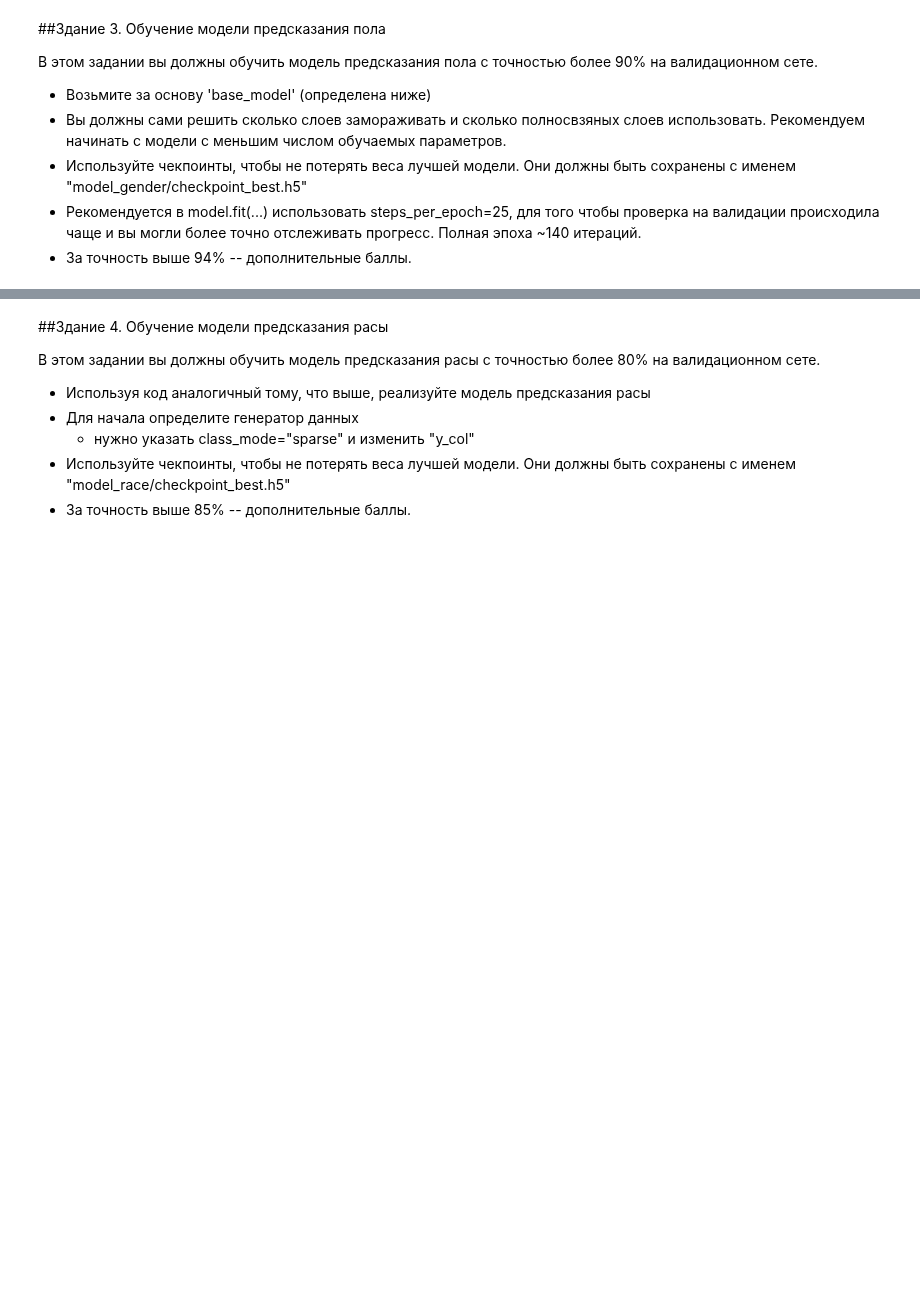
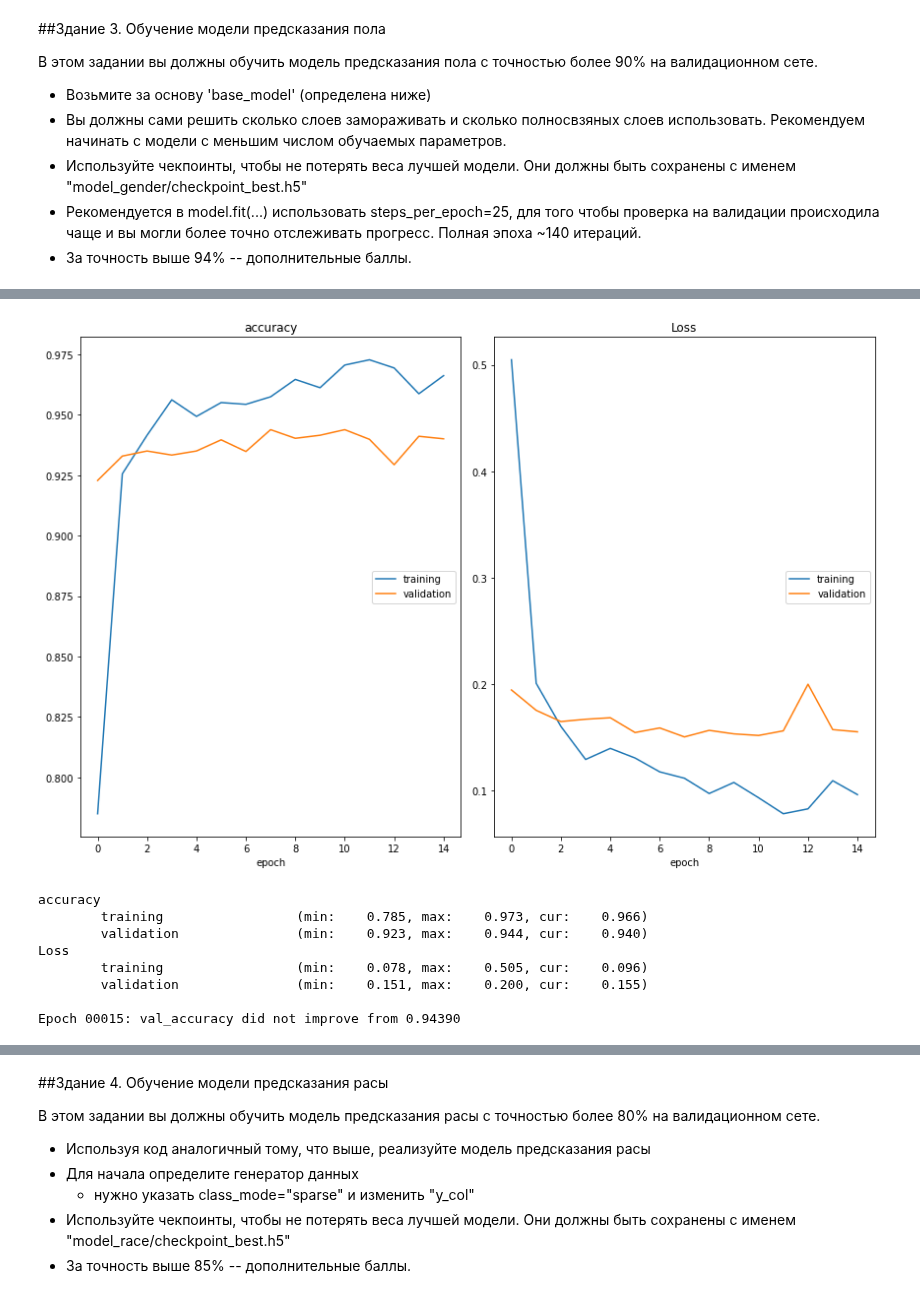
Before and after one commit to larinsi/DS0P, a Jupyter notebook: Machine_learning_Middle_level_Neural_networks/05_Convolutional_neural_networks_Pt2/Homework/homework_2_.ipynb, the cells around one changed output, grey strips where cells are left out. Cells and saved outputs as stored; diff of their text form; code cells hidden in the pictures; blank space fills up the shorter version.

```diff
--- a/Machine_learning_Middle_level_Neural_networks/05_Convolutional_neural_networks_Pt2/Homework/homework_2_.ipynb
+++ b/Machine_learning_Middle_level_Neural_networks/05_Convolutional_neural_networks_Pt2/Homework/homework_2_.ipynb
@@ -507,5 +471,5 @@ Female
 # для начала "отрежем" от vggface_model последний слой классификатора
 # теперь для картинки base_model предсказывает 2048-мерный вектор признаков.
 
-# base_model = tf.keras.Model([vggface_model.input], vggface_model.get_layer("flatten_1").output)
-# base_model.summary()
+base_model = tf.keras.Model([vggface_model.input], vggface_model.get_layer("flatten_1").output)
+base_model.summary()
@@ -512,36 +494,46 @@ Female
 # %%
 # < YOUR CODE STARTS HERE >
 # %%
-# from tensorflow.keras.layers import Dense
+from tensorflow.keras.layers import Dense
 
-# fine_tune_at = 170
-# EPOCHS = 15
+fine_tune_at = 170
+EPOCHS = 15
 
-# base_model.trainable = False
-# for layer in base_model.layers[fine_tune_at:]:
-#     layer.trainable = True
+base_model.trainable = False
+for layer in base_model.layers[fine_tune_at:]:
+    layer.trainable = True
 
-# model = tf.keras.Sequential([base_model,
-#                             Dense(2048, activation='relu'),
-#                             Dense(256, activation='relu'),
-#                             Dense(1, activation='sigmoid')])
+model = tf.keras.Sequential([base_model,
+                            Dense(2048, activation='relu'),
+                            Dense(256, activation='relu'),
+                            Dense(1, activation='sigmoid')])
 
-# model.compile(optimizer=tf.keras.optimizers.Adam(learning_rate=1e-4),
-#              loss=tf.keras.losses.BinaryCrossentropy(),
-#              metrics=['accuracy'])
+model.compile(optimizer=tf.keras.optimizers.Adam(learning_rate=1e-4),
+             loss=tf.keras.losses.BinaryCrossentropy(),
+             metrics=['accuracy'])
 
-# path = Path('model_gender')
-# path.mkdir(exist_ok=True)
-# cpt_filename = 'checkpoint_best.h5'
-# cpt_path = str(path / cpt_filename)
+path = Path('model_gender')
+path.mkdir(exist_ok=True)
+cpt_filename = 'checkpoint_best.h5'
+cpt_path = str(path / cpt_filename)
 
-# checkpoint = tf.keras.callbacks.ModelCheckpoint(cpt_path, monitor='val_accuracy', verbose=1, save_best_only=True, mode='max')
+checkpoint = tf.keras.callbacks.ModelCheckpoint(cpt_path, monitor='val_accuracy', verbose=1, save_best_only=True, mode='max')
 
-# history = model.fit(train_generator,
-#                    steps_per_epoch=25,
-#                    epochs=EPOCHS,
-#                     validation_data=val_generator,
-#                    callbacks=[PlotLossesCallback(), checkpoint])
+history = model.fit(train_generator,
+                   steps_per_epoch=25,
+                   epochs=EPOCHS,
+                    validation_data=val_generator,
+                   callbacks=[PlotLossesCallback(), checkpoint])
+# %% [output]
+[figure, added]
+accuracy
+        training                 (min:    0.785, max:    0.973, cur:    0.966)
+        validation               (min:    0.923, max:    0.944, cur:    0.940)
+Loss
+        training                 (min:    0.078, max:    0.505, cur:    0.096)
+        validation               (min:    0.151, max:    0.200, cur:    0.155)
+
+Epoch 00015: val_accuracy did not improve from 0.94390
 # %%
 # < YOUR CODE ENDS HERE >
 # %%
```
Also changed, not shown: parts of 17 cells of this notebook.
